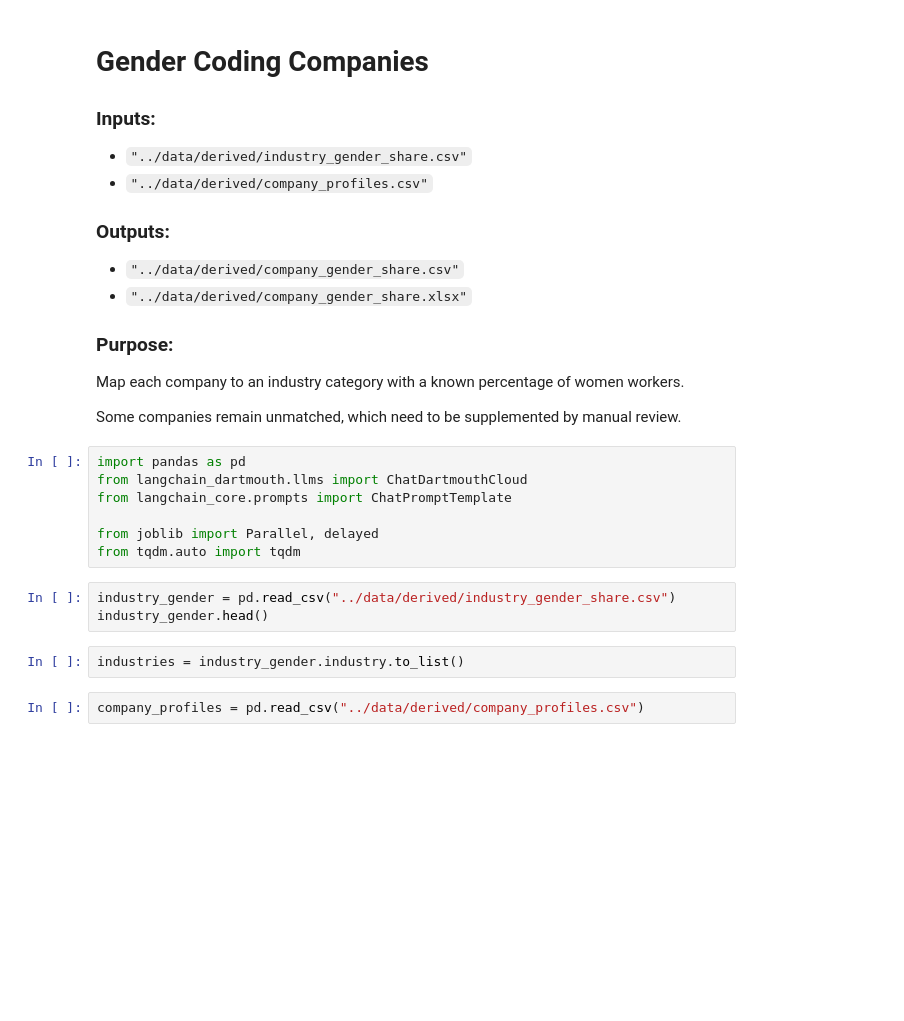
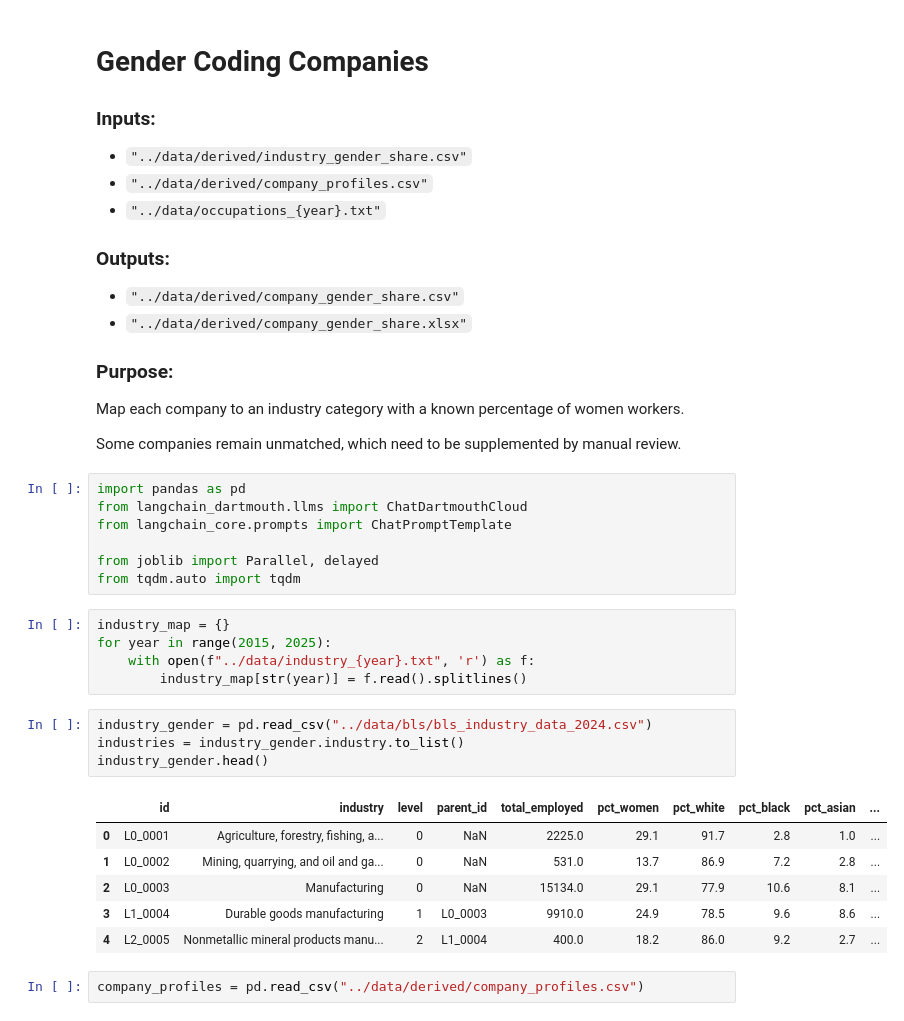
Before and after one commit to dartmouth/rc-gender-coded-work-history, a Jupyter notebook: notebooks/04a-gender_coding_companies.ipynb, the cells around one changed output. Saved outputs shown, nothing was run; the diff lists cells and outputs as text; blank space fills up the shorter version.

```diff
--- a/notebooks/04a-gender_coding_companies.ipynb
+++ b/notebooks/04a-gender_coding_companies.ipynb
@@ -4,6 +4,7 @@
 ### Inputs:
 - `"../data/derived/industry_gender_share.csv"`
 - `"../data/derived/company_profiles.csv"`
+- `"../data/occupations_{year}.txt"`
 
 ### Outputs:
 - `"../data/derived/company_gender_share.csv"`
@@ -23,11 +24,22 @@ from langchain_core.prompts import ChatPromptTemplate
 
 from joblib import Parallel, delayed
 from tqdm.auto import tqdm
+# %%
+industry_map = {}
+for year in range(2015, 2025):
+    with open(f"../data/industry_{year}.txt", 'r') as f:
+        industry_map[str(year)] = f.read().splitlines()
 # %%
-industry_gender = pd.read_csv("../data/derived/industry_gender_share.csv")
+industry_gender = pd.read_csv("../data/bls/bls_industry_data_2024.csv")
+industries = industry_gender.industry.to_list()
 industry_gender.head()
+# %% [output]
+|  | id | industry | level | parent_id | total_employed | pct_women | pct_white | pct_black | pct_asian | ... |
+| 0 | L0_0001 | Agriculture, forestry, fishing, a... | 0 | NaN | 2225.0 | 29.1 | 91.7 | 2.8 | 1.0 | ... |
+| 1 | L0_0002 | Mining, quarrying, and oil and ga... | 0 | NaN | 531.0 | 13.7 | 86.9 | 7.2 | 2.8 | ... |
+| 2 | L0_0003 | Manufacturing | 0 | NaN | 15134.0 | 29.1 | 77.9 | 10.6 | 8.1 | ... |
+| 3 | L1_0004 | Durable goods manufacturing | 1 | L0_0003 | 9910.0 | 24.9 | 78.5 | 9.6 | 8.6 | ... |
+| 4 | L2_0005 | Nonmetallic mineral products manu... | 2 | L1_0004 | 400.0 | 18.2 | 86.0 | 9.2 | 2.7 | ... |
-# %%
-industries = industry_gender.industry.to_list()
 # %%
 company_profiles = pd.read_csv("../data/derived/company_profiles.csv")
 # %%
```
Also changed, not shown: parts of 20 cells of this notebook, 12 other files.
